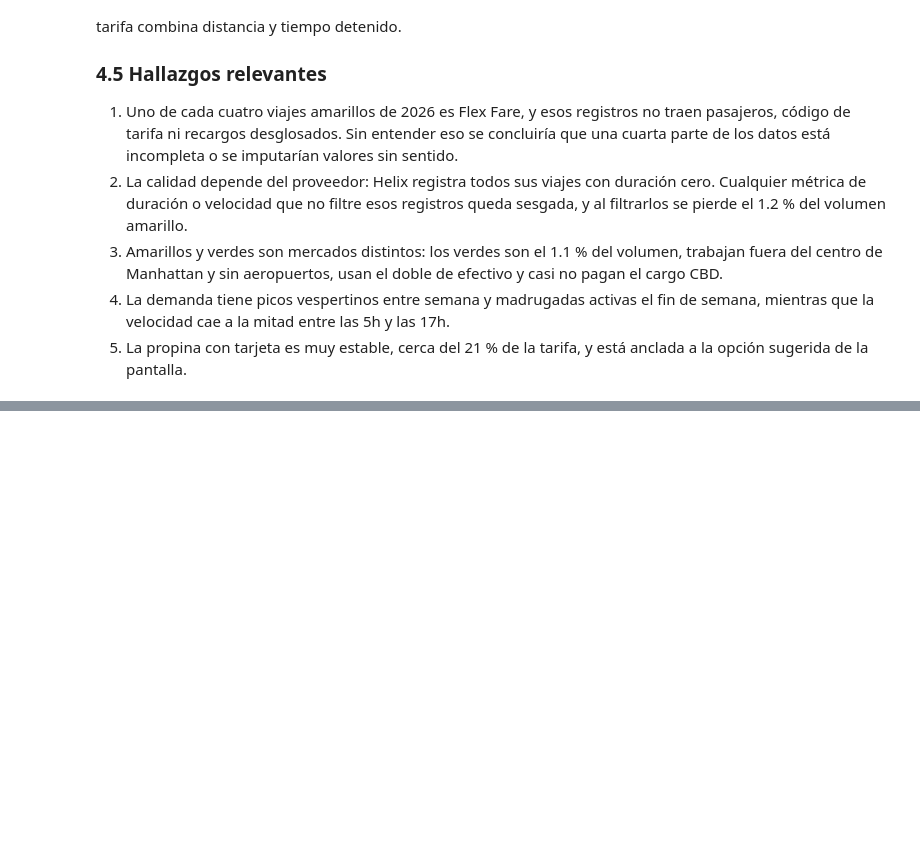
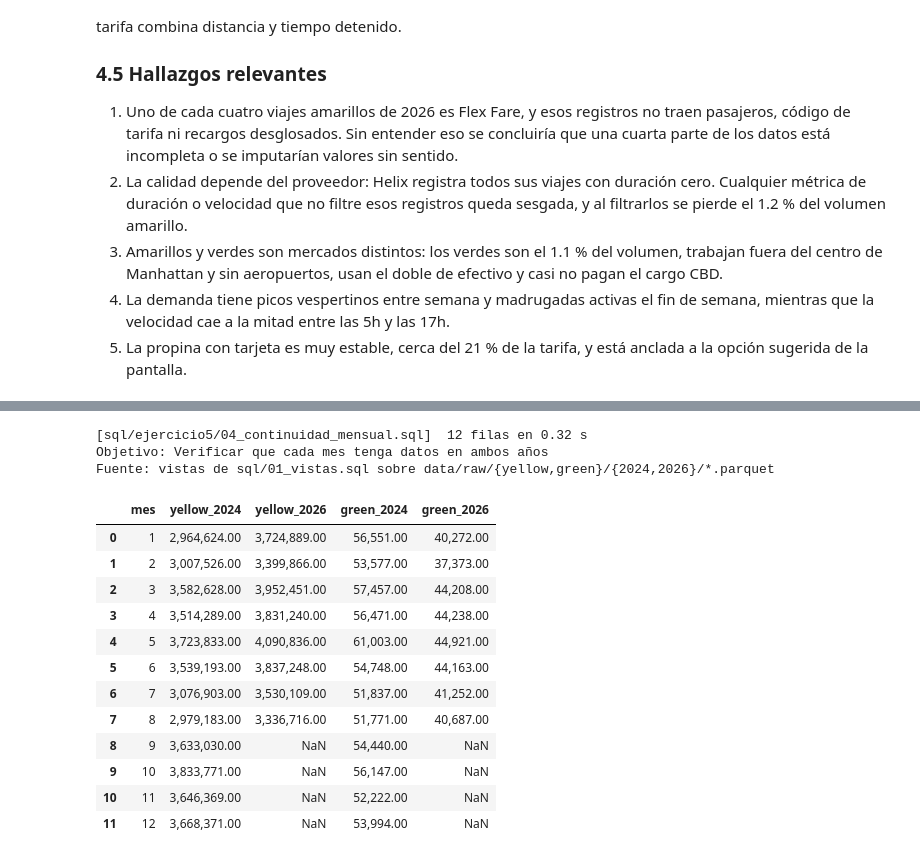
Before and after one commit to erickguerra2/duckdb, a Jupyter notebook: notebooks/Lab8_DuckDB.ipynb, the cells around one changed output, grey strips where cells are left out. Saved outputs shown, nothing was run; the diff lists cells and outputs as text; code cells hidden in the pictures; blank space fills up the shorter version.

```diff
--- a/notebooks/Lab8_DuckDB.ipynb
+++ b/notebooks/Lab8_DuckDB.ipynb
@@ -1235,0 +1354,28 @@ La velocidad promedio cae a la mitad durante el día: pasa de unas 19.5 mph a la
+# %%
+continuidad = consulta("ejercicio5/04_continuidad_mensual", "Verificar que cada mes tenga datos en ambos años", """
+    SELECT mes_archivo AS mes,
+           sum(CASE WHEN anio_archivo = 2024 AND taxi = 'yellow' THEN 1 END) AS yellow_2024,
+           sum(CASE WHEN anio_archivo = 2026 AND taxi = 'yellow' THEN 1 END) AS yellow_2026,
+           sum(CASE WHEN anio_archivo = 2024 AND taxi = 'green' THEN 1 END) AS green_2024,
+           sum(CASE WHEN anio_archivo = 2026 AND taxi = 'green' THEN 1 END) AS green_2026
+    FROM viajes
+    GROUP BY mes
+    ORDER BY mes
+""")
+# %% [output]
+[sql/ejercicio5/04_continuidad_mensual.sql]  12 filas en 0.32 s
+Objetivo: Verificar que cada mes tenga datos en ambos años
+Fuente: vistas de sql/01_vistas.sql sobre data/raw/{yellow,green}/{2024,2026}/*.parquet
+|  | mes | yellow_2024 | yellow_2026 | green_2024 | green_2026 |
+| 0 | 1 | 2,964,624.00 | 3,724,889.00 | 56,551.00 | 40,272.00 |
+| 1 | 2 | 3,007,526.00 | 3,399,866.00 | 53,577.00 | 37,373.00 |
+| 2 | 3 | 3,582,628.00 | 3,952,451.00 | 57,457.00 | 44,208.00 |
+| 3 | 4 | 3,514,289.00 | 3,831,240.00 | 56,471.00 | 44,238.00 |
+| 4 | 5 | 3,723,833.00 | 4,090,836.00 | 61,003.00 | 44,921.00 |
+| 5 | 6 | 3,539,193.00 | 3,837,248.00 | 54,748.00 | 44,163.00 |
+| 6 | 7 | 3,076,903.00 | 3,530,109.00 | 51,837.00 | 41,252.00 |
+| 7 | 8 | 2,979,183.00 | 3,336,716.00 | 51,771.00 | 40,687.00 |
+| 8 | 9 | 3,633,030.00 | NaN | 54,440.00 | NaN |
+| 9 | 10 | 3,833,771.00 | NaN | 56,147.00 | NaN |
+| 10 | 11 | 3,646,369.00 | NaN | 52,222.00 | NaN |
+| 11 | 12 | 3,668,371.00 | NaN | 53,994.00 | NaN |
```
Also changed, not shown: parts of 23 cells of this notebook, 22 other files.
